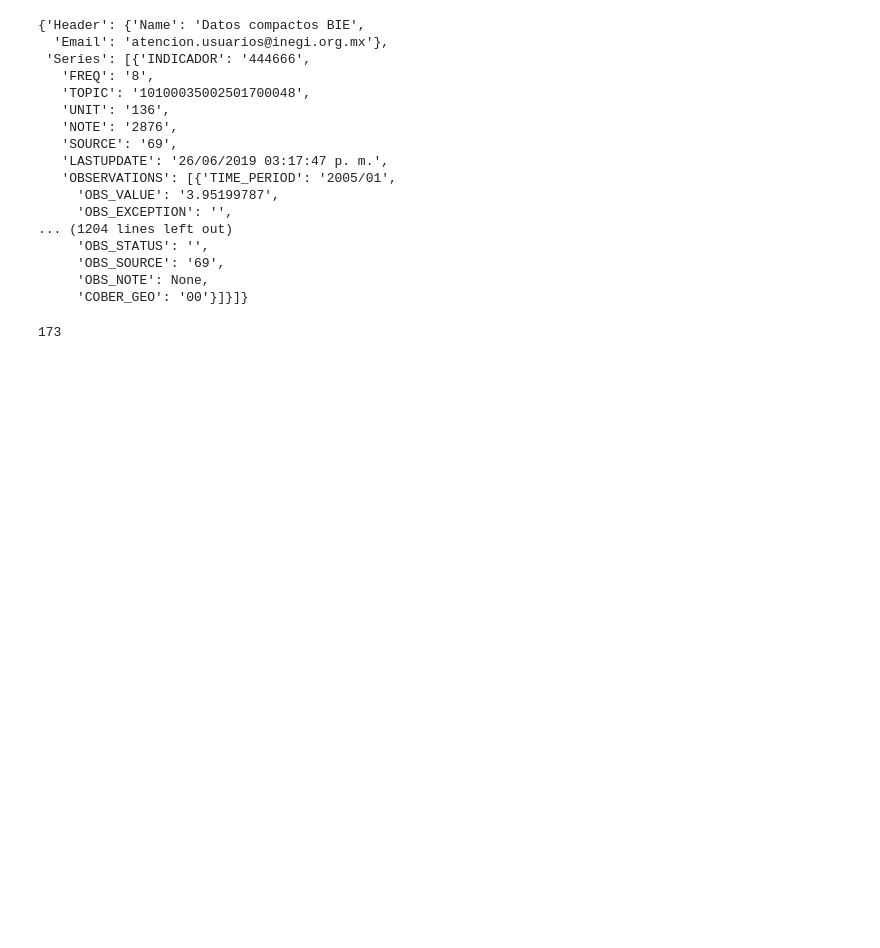
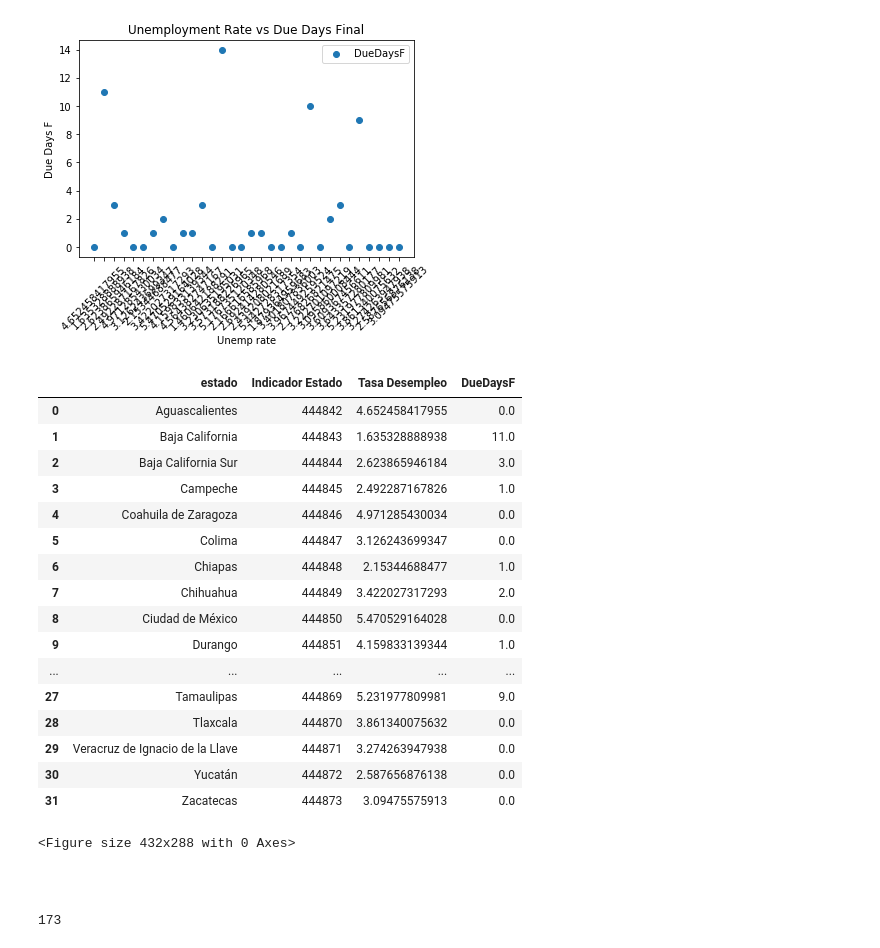
Before and after one commit to mmastermind/Project_1, a Jupyter notebook: INEGI_API_National.ipynb, the cells around one changed output. Cells and saved outputs as stored; diff of their text form; code cells hidden in the pictures; blank space fills up the shorter version.

Commit message:
text editing for PPT started

```diff
--- a/INEGI_API_National.ipynb
+++ b/INEGI_API_National.ipynb
@@ -18,0 +359,4 @@ def daterange(start_date, end_date):
+# %%
+#read the file donated for analysis from the other program to start merging data
+datoss = pd.read_excel(open('tabla_datos.xlsx','rb'))
+datoss.count()
@@ -18,0 +378,5 @@ def daterange(start_date, end_date):
+# %%
+#Filtering number of credits due, defined as +90 days that's the condition set for the loc function:
+datoss_due = datoss.loc[datoss["DueDaysF"]>=90,:].groupby(["estado"])
+datoss_due.count().astype(float)
+datoss_due.head()
@@ -18,0 +401,5 @@ def daterange(start_date, end_date):
+# %%
+#slicing only the DueDaysF to check:
+datoss_group=datoss_due["DueDaysF"].count()
+datoss_group
+#datoss_group.head(20)
@@ -18,0 +424,6 @@ def daterange(start_date, end_date):
+# %%
+#merging both dataframes on "state", prioritizing the left dF values since are ordered and named after INEGI standards
+result = pd.merge(unemp_df, datoss_group, on="estado", how='left')
+result["DueDaysF"].fillna(0, inplace=True)
+result.groupby("estado").head(32)
+#appending is not entirely working due to different names for the states; EQUAL ROW NAMES NEEDS TO BE FIXED BEFORE
@@ -18,0 +448,33 @@ def daterange(start_date, end_date):
+# %%
+plt.scatter(result["Tasa Desempleo"],result["DueDaysF"])
+#Plot data format for easier reading, axes labeling, title, legend location, etc
+#plt.xlim(0.0, 7.0)
+#plt.ylim(0,15) #why min is not getting the right value??
+plt.xticks(rotation=45)
+plt.title("Unemployment Rate vs Due Days Final")
+plt.xlabel("Unemp rate")
+plt.ylabel("Due Days F")
+plt.legend(loc="best")
+plt.show()
+plt.savefig("ratevsDays.jpg")
+result.head(32)
+# %% [output]
+[figure, added]
+|  | estado | Indicador Estado | Tasa Desempleo | DueDaysF |
+| 0 | Aguascalientes | 444842 | 4.652458417955 | 0.0 |
+| 1 | Baja California | 444843 | 1.635328888938 | 11.0 |
+| 2 | Baja California Sur | 444844 | 2.623865946184 | 3.0 |
+| 3 | Campeche | 444845 | 2.492287167826 | 1.0 |
+| 4 | Coahuila de Zaragoza | 444846 | 4.971285430034 | 0.0 |
+| 5 | Colima | 444847 | 3.126243699347 | 0.0 |
+| 6 | Chiapas | 444848 | 2.15344688477 | 1.0 |
+| 7 | Chihuahua | 444849 | 3.422027317293 | 2.0 |
+| 8 | Ciudad de México | 444850 | 5.470529164028 | 0.0 |
+| 9 | Durango | 444851 | 4.159833139344 | 1.0 |
+| ... | ... | ... | ... | ... |
+| 27 | Tamaulipas | 444869 | 5.231977809981 | 9.0 |
+| 28 | Tlaxcala | 444870 | 3.861340075632 | 0.0 |
+| 29 | Veracruz de Ignacio de la Llave | 444871 | 3.274263947938 | 0.0 |
+| 30 | Yucatán | 444872 | 2.587656876138 | 0.0 |
+| 31 | Zacatecas | 444873 | 3.09475575913 | 0.0 |
+<Figure size 432x288 with 0 Axes>
@@ -19,27 +483,11 @@ def daterange(start_date, end_date):
+# %% [markdown]
+#
 # %%
 #URL test to see how json response is for posterior coding; boolean indicator is turned to "false" to get the entire historical series
 url =(f"https://www.inegi.org.mx/app/api/indicadores/desarrolladores/jsonxml/INDICATOR/444666/es/00000/false/BIE/2.0/{key_INEGI}?type=json")
 response_nal = requests.get(url).json()
 #un-hashtag to see actual json structure response
-response_nal
+#response_nal
-# %% [output]
-{'Header': {'Name': 'Datos compactos BIE',
-  'Email': 'atencion.usuarios@inegi.org.mx'},
- 'Series': [{'INDICADOR': '444666',
-   'FREQ': '8',
-   'TOPIC': '10100035002501700048',
-   'UNIT': '136',
-   'NOTE': '2876',
-   'SOURCE': '69',
-   'LASTUPDATE': '26/06/2019 03:17:47 p. m.',
-   'OBSERVATIONS': [{'TIME_PERIOD': '2005/01',
-     'OBS_VALUE': '3.95199787',
-     'OBS_EXCEPTION': '',
-... (1204 lines left out)
-     'OBS_STATUS': '',
-     'OBS_SOURCE': '69',
-     'OBS_NOTE': None,
-     'COBER_GEO': '00'}]}]}
 # %%
 #Determine the actual length of obesrvations from json response; in this case the data periods available
 counter=len(response_nal["Series"][0]["OBSERVATIONS"])
```
Also changed, not shown: parts of 10 cells of this notebook.
